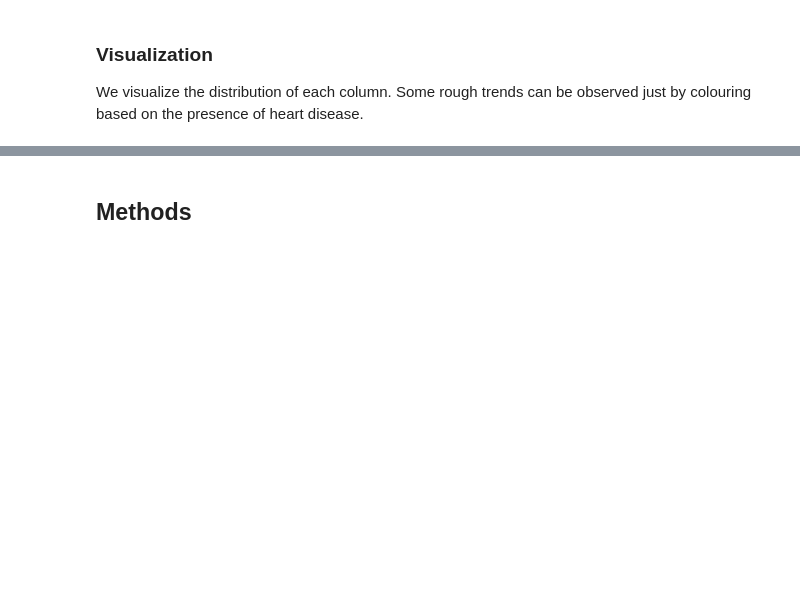
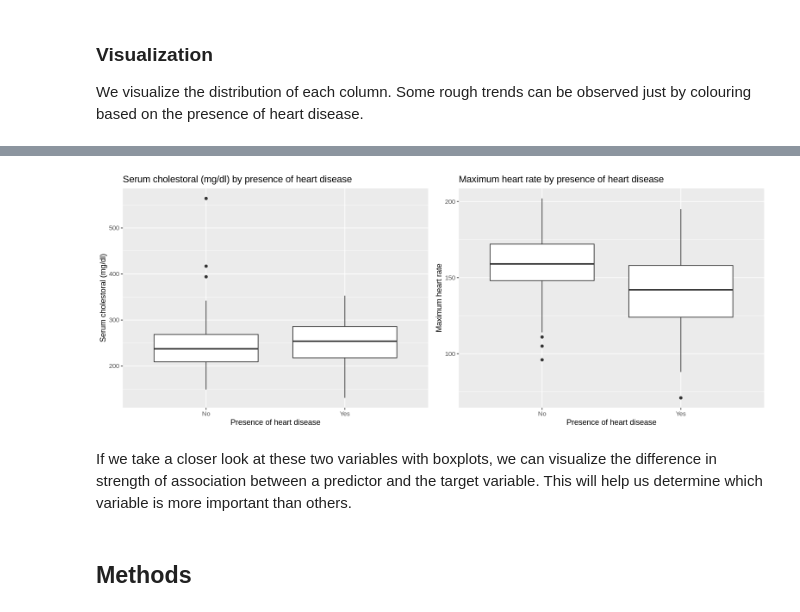
Before and after one commit to shivangibharani/GroupProject, a Jupyter notebook: heart_disease.ipynb, the cells around one changed output, grey strips where cells are left out. Saved outputs shown, nothing was run; the diff lists cells and outputs as text; code cells hidden in the pictures; blank space fills up the shorter version.

Commit message:
add box plots

```diff
--- a/heart_disease.ipynb
+++ b/heart_disease.ipynb
@@ -181,3 +174,19 @@ Warning message:
+# %%
+chol_box <- ggplot(heart_train, aes(x= num, y=chol)) +
+    geom_boxplot() +
+    labs(title = 'Serum cholestoral (mg/dl) by presence of heart disease', y = "Serum cholestoral (mg/dl)", x = "Presence of heart disease") +
+    scale_x_discrete(labels = c('No','Yes'))
+
+thalach_box <- ggplot(heart_train, aes(x= num, y=thalach)) +
+    geom_boxplot() +
+    labs(title = 'Maximum heart rate by presence of heart disease', y = "Maximum heart rate", x = "Presence of heart disease") +
+    scale_x_discrete(labels = c('No','Yes'))
+options(repr.plot.width = 13, repr.plot.height = 5)
+grid.arrange(chol_box, thalach_box, ncol = 2)
+# %% [output]
+[figure, added]
+# %% [markdown]
+If we take a closer look at these two variables with boxplots, we can visualize the difference in strength of association between a predictor and the target variable. This will help us determine which variable is more important than others.
 # %% [markdown]
 ## Methods
 # %% [markdown]
```
Also changed, not shown: parts of 3 cells of this notebook.
